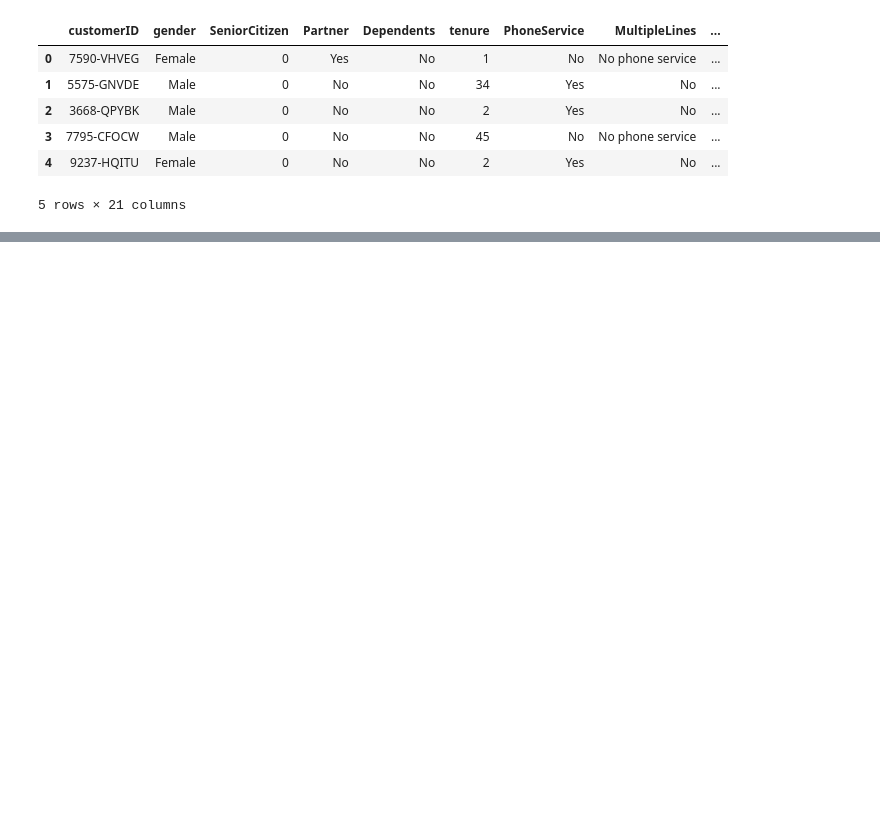
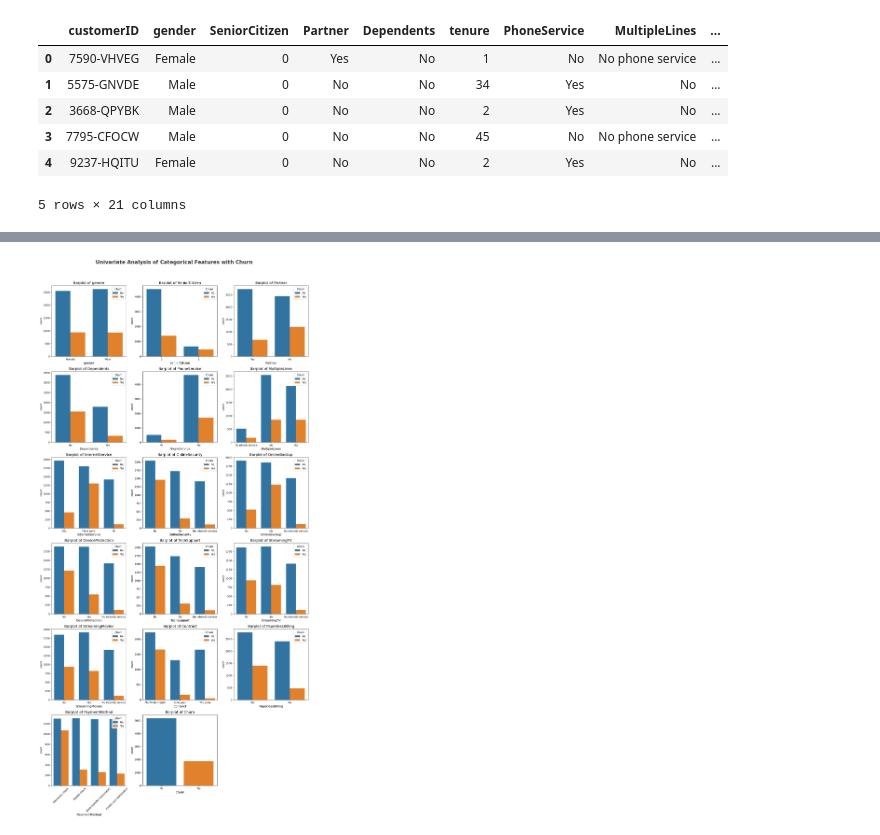
Before and after one commit to Sirikrrishna/Customer_Churn_Prediction, a Jupyter notebook: notebook/EDA.ipynb, the cells around one changed output, grey strips where cells are left out. Saved outputs shown, nothing was run; the diff lists cells and outputs as text; code cells hidden in the pictures; blank space fills up the shorter version.

```diff
--- a/notebook/EDA.ipynb
+++ b/notebook/EDA.ipynb
@@ -478,0 +185,29 @@ Mailed check              No      80.893300
+# %%
+import matplotlib.pyplot as plt
+import seaborn as sns
+
+if 'customerID' in categorical_features:
+    categorical_features.remove('customerID')
+
+num_features = len(categorical_features)
+num_cols = 3
+num_rows = (num_features // num_cols) + (1 if num_features % num_cols != 0 else 0)
+
+plt.figure(figsize=(15, num_rows * 5))
+plt.suptitle('Univariate Analysis of Categorical Features with Churn', fontsize=20, fontweight='bold', alpha=0.8, y=1.02)
+
+for i, col in enumerate(categorical_features):
+    plt.subplot(num_rows, num_cols, i + 1)
+    sns.countplot(x=df[col], hue=df['Churn'], palette=['#1f77b4', '#ff7f0e'])
+
+    plt.title(f'Barplot of {col}', fontsize=14)
+    plt.xlabel(col, fontsize=12)
+
+    if col == 'PaymentMethod':
+        plt.xticks(rotation=45)
+
+    plt.tight_layout()
+
+plt.show()
+# %% [output]
+[figure, added]
```
Also changed, not shown: parts of 38 cells of this notebook, 21 other files.
